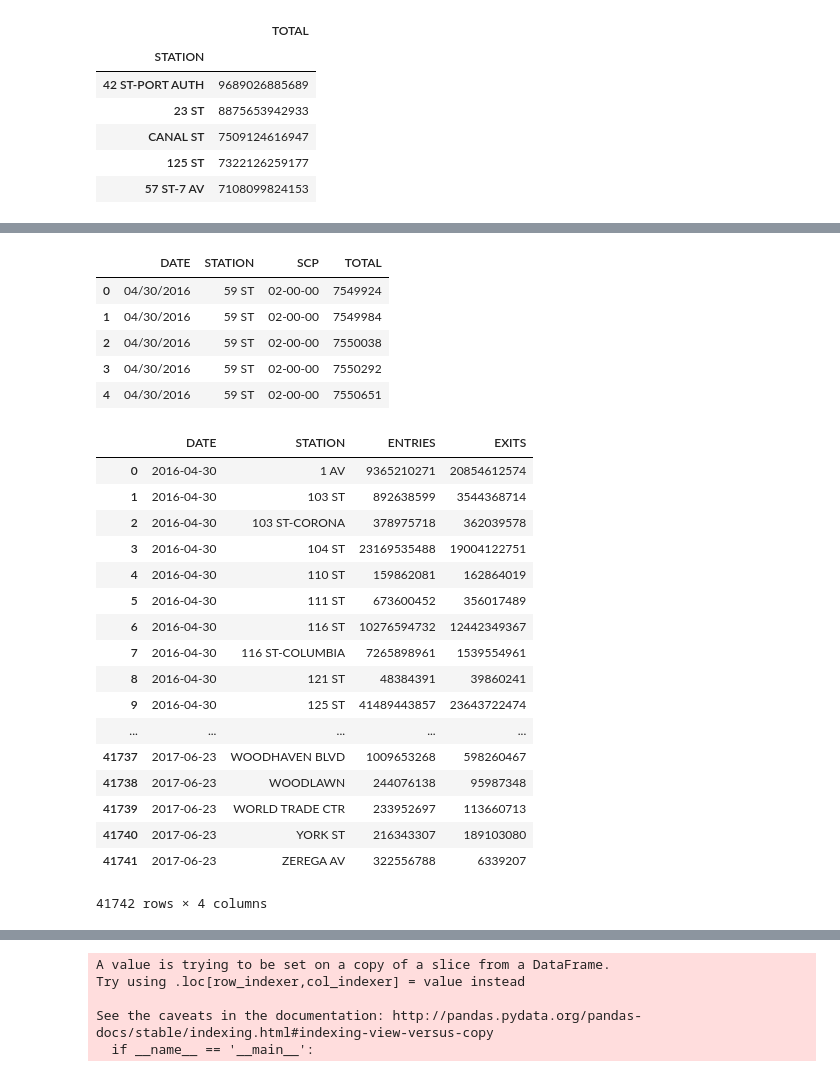
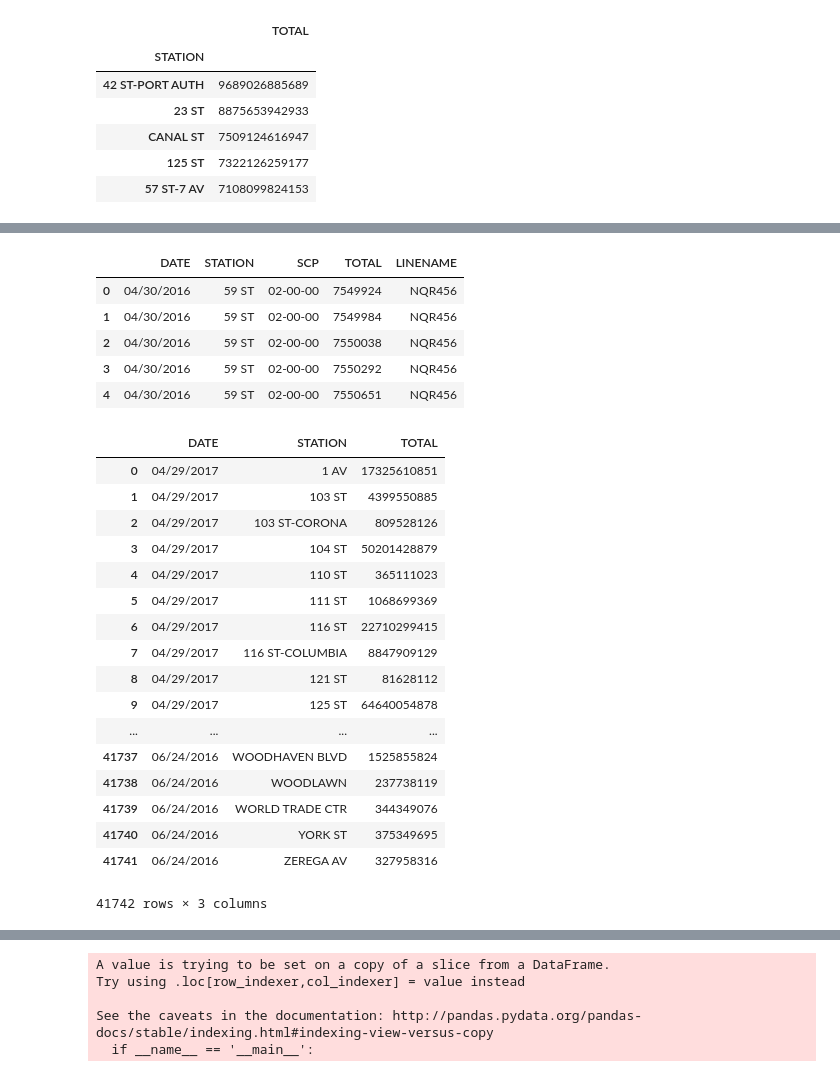
Before and after one commit to 1fmusic/MTABenson_metis, a Jupyter notebook: Project1_dfs_chris.ipynb, the cells around one changed output, grey strips where cells are left out. Drawn from its saved outputs; the diff is of its cells as text; code cells hidden in the pictures.

```diff
--- a/Project1_dfs_chris.ipynb
+++ b/Project1_dfs_chris.ipynb
@@ -211,7 +189,7 @@ turnstile_df[(turnstile_df['LINENAME'] == 'FQ') & (turnstile_df['STATION'] == 'W
 | 2957623 | G015 | R312 | 01-06-01 | W 8 ST-AQUARIUM | FQ | BMT | 06/23/2017 | 20:00:00 | REGULAR | 450577 | 122878 | ... |
 5386 rows × 12 columns
 # %%
-turnstile_extract_data_df = turnstile_df[['DATE', 'STATION', 'SCP', 'TOTAL']]
+turnstile_extract_data_df = turnstile_df[['DATE', 'STATION', 'SCP', 'TOTAL', 'LINENAME']]
 # %%
 def find_busiest_stations(number, turnstile_df):
     """
@@ -235,9 +222,9 @@ find_busiest_stations(5, turnstile_df)
 # %%
 turnstile_extract_data_df.head()
 # %% [output]
-|  | DATE | STATION | SCP | TOTAL |
-| 0 | 04/30/2016 | 59 ST | 02-00-00 | 7549924 |
-| 1 | 04/30/2016 | 59 ST | 02-00-00 | 7549984 |
-| 2 | 04/30/2016 | 59 ST | 02-00-00 | 7550038 |
-| 3 | 04/30/2016 | 59 ST | 02-00-00 | 7550292 |
-| 4 | 04/30/2016 | 59 ST | 02-00-00 | 7550651 |
+|  | DATE | STATION | SCP | TOTAL | LINENAME |
+| 0 | 04/30/2016 | 59 ST | 02-00-00 | 7549924 | NQR456 |
+| 1 | 04/30/2016 | 59 ST | 02-00-00 | 7549984 | NQR456 |
+| 2 | 04/30/2016 | 59 ST | 02-00-00 | 7550038 | NQR456 |
+| 3 | 04/30/2016 | 59 ST | 02-00-00 | 7550292 | NQR456 |
+| 4 | 04/30/2016 | 59 ST | 02-00-00 | 7550651 | NQR456 |
@@ -250,24 +231,24 @@ def top_candidates(dates, number_stations, turnstile_df):
 # %%
-turnstile_extract_data_df.groupby(['DATE', 'STATION']).sum().reset_index()
+turnstile_extract_data_df.groupby(['DATE', 'STATION'],as_index=False).sum()
 # %% [output]
-|  | DATE | STATION | ENTRIES | EXITS |
-| 0 | 2016-04-30 | 1 AV | 9365210271 | 20854612574 |
-| 1 | 2016-04-30 | 103 ST | 892638599 | 3544368714 |
-| 2 | 2016-04-30 | 103 ST-CORONA | 378975718 | 362039578 |
-| 3 | 2016-04-30 | 104 ST | 23169535488 | 19004122751 |
-| 4 | 2016-04-30 | 110 ST | 159862081 | 162864019 |
-| 5 | 2016-04-30 | 111 ST | 673600452 | 356017489 |
-| 6 | 2016-04-30 | 116 ST | 10276594732 | 12442349367 |
-| 7 | 2016-04-30 | 116 ST-COLUMBIA | 7265898961 | 1539554961 |
-| 8 | 2016-04-30 | 121 ST | 48384391 | 39860241 |
-| 9 | 2016-04-30 | 125 ST | 41489443857 | 23643722474 |
-| ... | ... | ... | ... | ... |
-| 41737 | 2017-06-23 | WOODHAVEN BLVD | 1009653268 | 598260467 |
-| 41738 | 2017-06-23 | WOODLAWN | 244076138 | 95987348 |
-| 41739 | 2017-06-23 | WORLD TRADE CTR | 233952697 | 113660713 |
-| 41740 | 2017-06-23 | YORK ST | 216343307 | 189103080 |
-| 41741 | 2017-06-23 | ZEREGA AV | 322556788 | 6339207 |
+|  | DATE | STATION | TOTAL |
+| 0 | 04/29/2017 | 1 AV | 17325610851 |
+| 1 | 04/29/2017 | 103 ST | 4399550885 |
+| 2 | 04/29/2017 | 103 ST-CORONA | 809528126 |
+| 3 | 04/29/2017 | 104 ST | 50201428879 |
+| 4 | 04/29/2017 | 110 ST | 365111023 |
+| 5 | 04/29/2017 | 111 ST | 1068699369 |
+| 6 | 04/29/2017 | 116 ST | 22710299415 |
+| 7 | 04/29/2017 | 116 ST-COLUMBIA | 8847909129 |
+| 8 | 04/29/2017 | 121 ST | 81628112 |
+| 9 | 04/29/2017 | 125 ST | 64640054878 |
+| ... | ... | ... | ... |
+| 41737 | 06/24/2016 | WOODHAVEN BLVD | 1525855824 |
+| 41738 | 06/24/2016 | WOODLAWN | 237738119 |
+| 41739 | 06/24/2016 | WORLD TRADE CTR | 344349076 |
+| 41740 | 06/24/2016 | YORK ST | 375349695 |
+| 41741 | 06/24/2016 | ZEREGA AV | 327958316 |
-41742 rows × 4 columns
+41742 rows × 3 columns
 # %%
 turnstile_extract_data_df.info()
 # %% [output]
```
Also changed, not shown: parts of 50 cells of this notebook.
